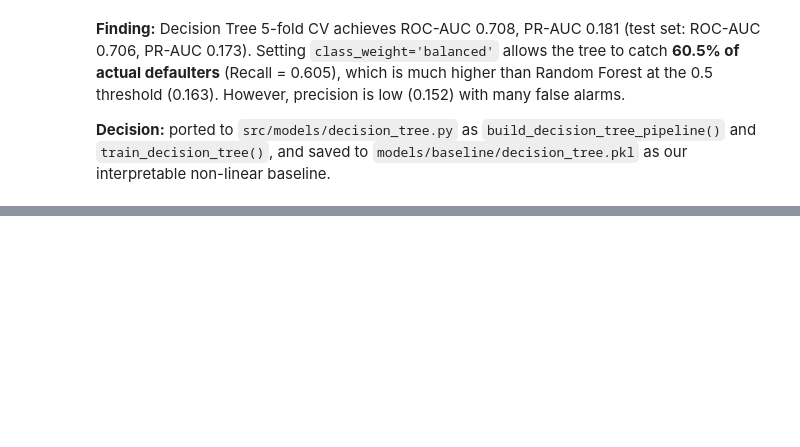
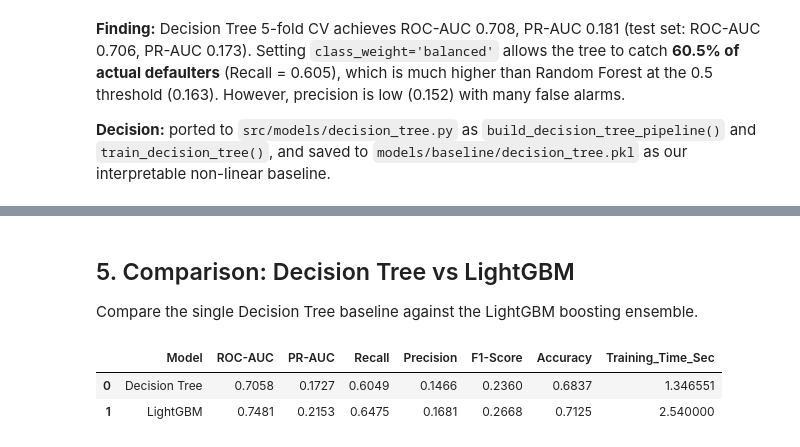
Before and after one commit to Pasiya990/FDM-AutoMobile_Loan_Default_Modelling, a Jupyter notebook: notebooks/05_baseline_models.ipynb, the cells around one changed output, grey strips where cells are left out. Cells and saved outputs as stored; diff of their text form; code cells hidden in the pictures; blank space fills up the shorter version.

```diff
--- a/notebooks/05_baseline_models.ipynb
+++ b/notebooks/05_baseline_models.ipynb
@@ -279,0 +413,33 @@ Logged to ../experiments/results\experiments.csv
+# %% [markdown]
+## 5. Comparison: Decision Tree vs LightGBM
+Compare the single Decision Tree baseline against the LightGBM boosting ensemble.
+# %%
+# Create 2-row comparison DataFrame
+comparison_df = pd.DataFrame([
+    {
+        "Model": "Decision Tree",
+        "ROC-AUC": metrics["roc_auc"],
+        "PR-AUC": metrics["pr_auc"],
+        "Recall": metrics["recall"],
+        "Precision": metrics["precision"],
+        "F1-Score": metrics["f1_score"],
+        "Accuracy": metrics["accuracy"],
+        "Training_Time_Sec": train_time,
+    },
+    {
+        "Model": "LightGBM",
+        "ROC-AUC": lgbm_metrics["roc_auc"],
+        "PR-AUC": lgbm_metrics["pr_auc"],
+        "Recall": lgbm_metrics["recall"],
+        "Precision": lgbm_metrics["precision"],
+        "F1-Score": lgbm_metrics["f1_score"],
+        "Accuracy": lgbm_metrics["accuracy"],
+        "Training_Time_Sec": lgbm_train_time,
+    }
+])
+
+comparison_df
+# %% [output]
+|  | Model | ROC-AUC | PR-AUC | Recall | Precision | F1-Score | Accuracy | Training_Time_Sec |
+| 0 | Decision Tree | 0.7058 | 0.1727 | 0.6049 | 0.1466 | 0.2360 | 0.6837 | 1.346551 |
+| 1 | LightGBM | 0.7481 | 0.2153 | 0.6475 | 0.1681 | 0.2668 | 0.7125 | 2.540000 |
```
Also changed, not shown: parts of 21 cells of this notebook.
